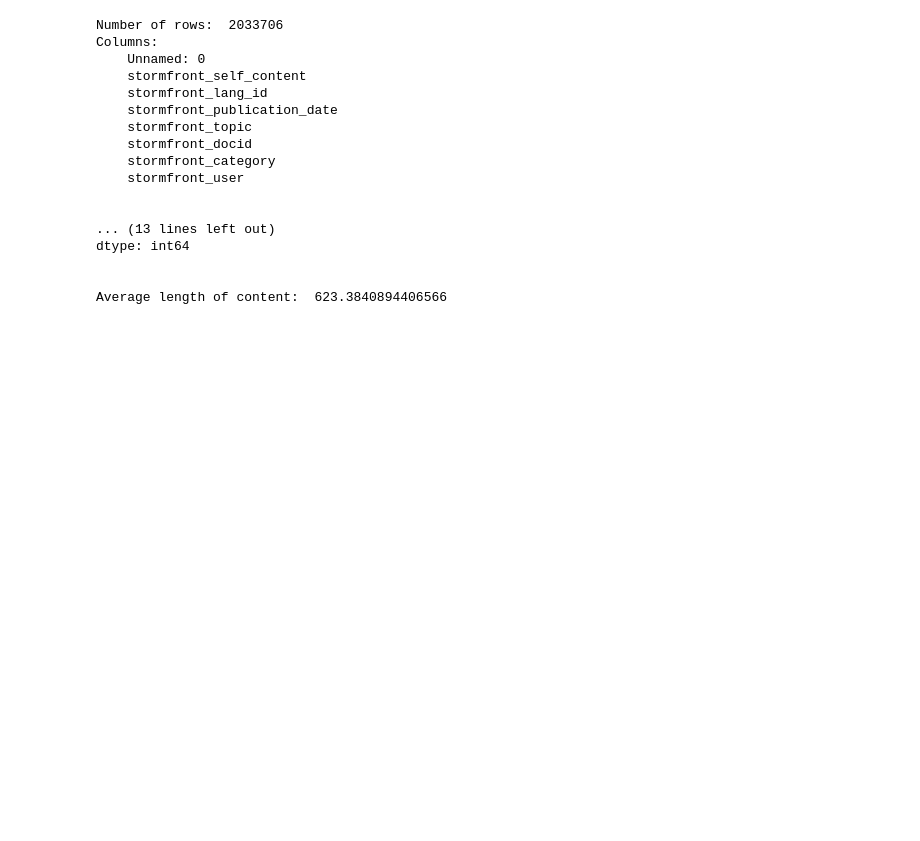
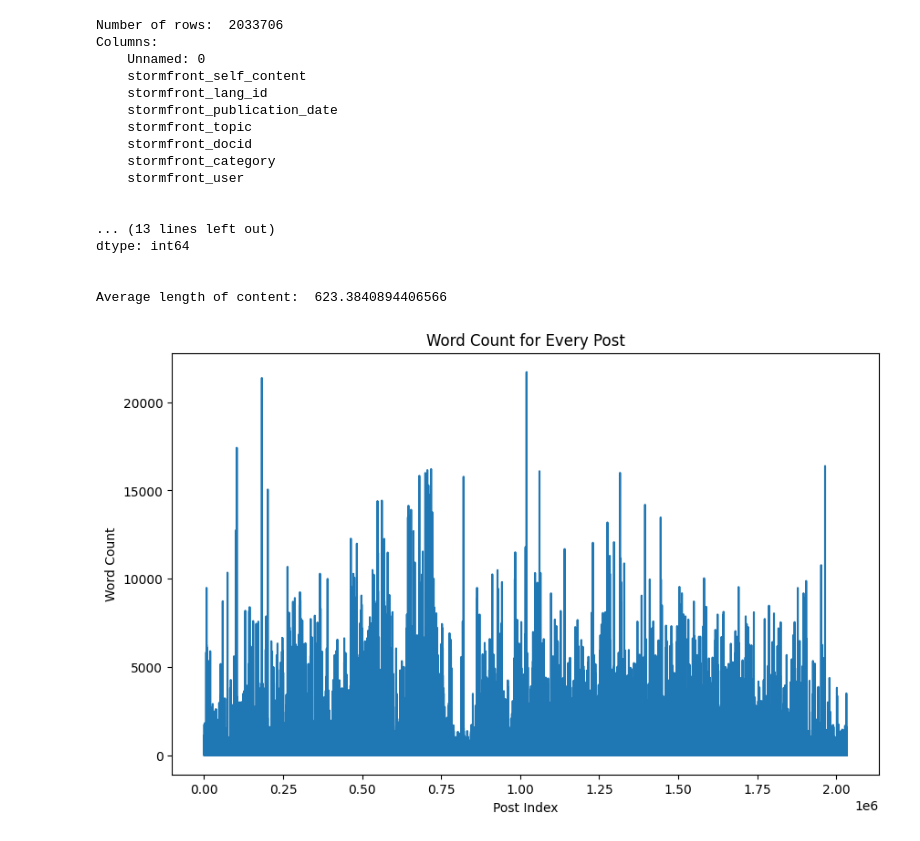
Before and after one commit to eliasborge/master-svino-frette, a Jupyter notebook: data_exploration/kleinberg_data.ipynb, the cells around one changed output. Cells and saved outputs as stored; diff of their text form; code cells hidden in the pictures; blank space fills up the shorter version.

Commit message:
Add charts and stuff

```diff
--- a/data_exploration/kleinberg_data.ipynb
+++ b/data_exploration/kleinberg_data.ipynb
@@ -37,3 +37,17 @@ dtype: int64
 
 
 Average length of content:  623.3840894406566
+# %%
+import matplotlib.pyplot as plt
+# Calculate the number of words for every post
+df['word_count'] = df['stormfront_self_content'].str.split().str.len()
+
+# Plot the word count
+plt.figure(figsize=(10, 6))
+plt.plot(df['word_count'])
+plt.xlabel('Post Index')
+plt.ylabel('Word Count')
+plt.title('Word Count for Every Post')
+plt.show()
+# %% [output]
+[figure, added]
```
Also changed, not shown: parts of 1 cell of this notebook.
